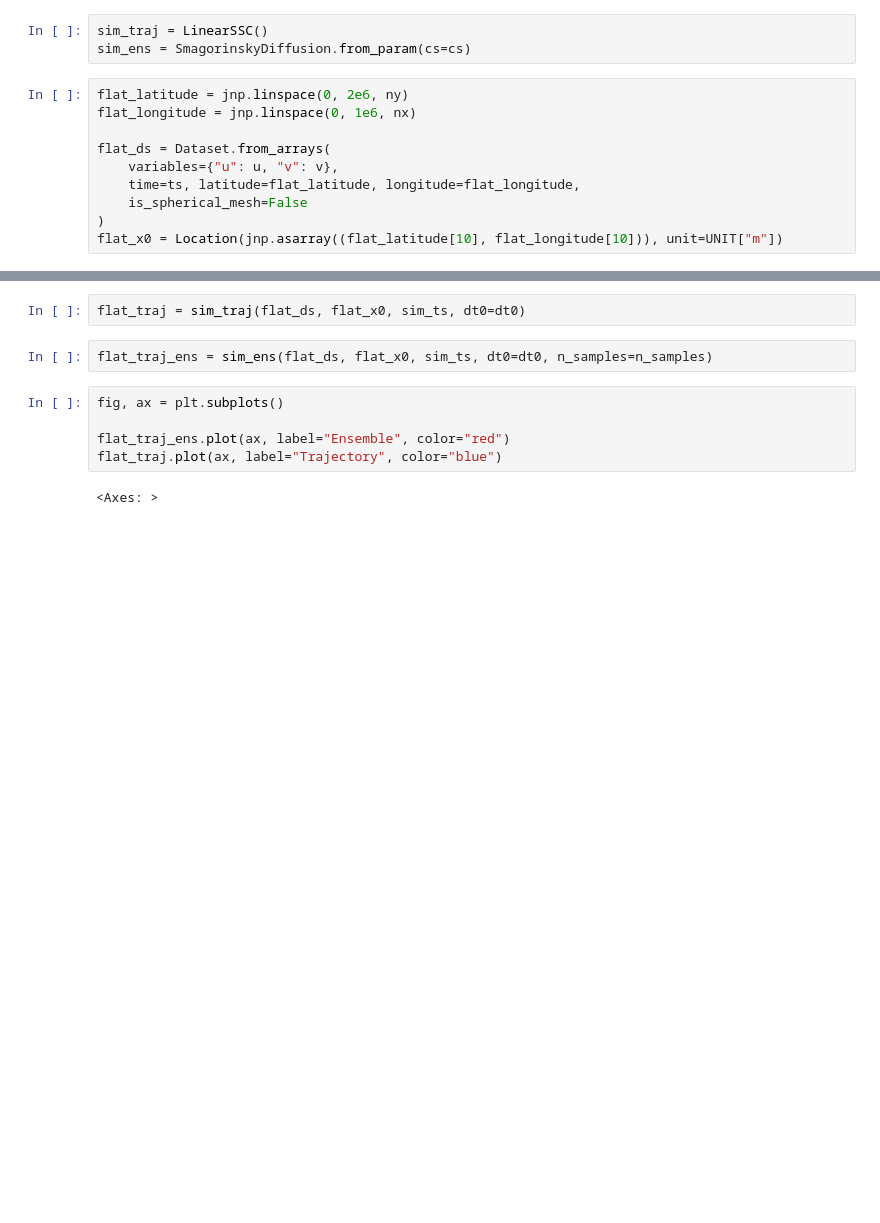
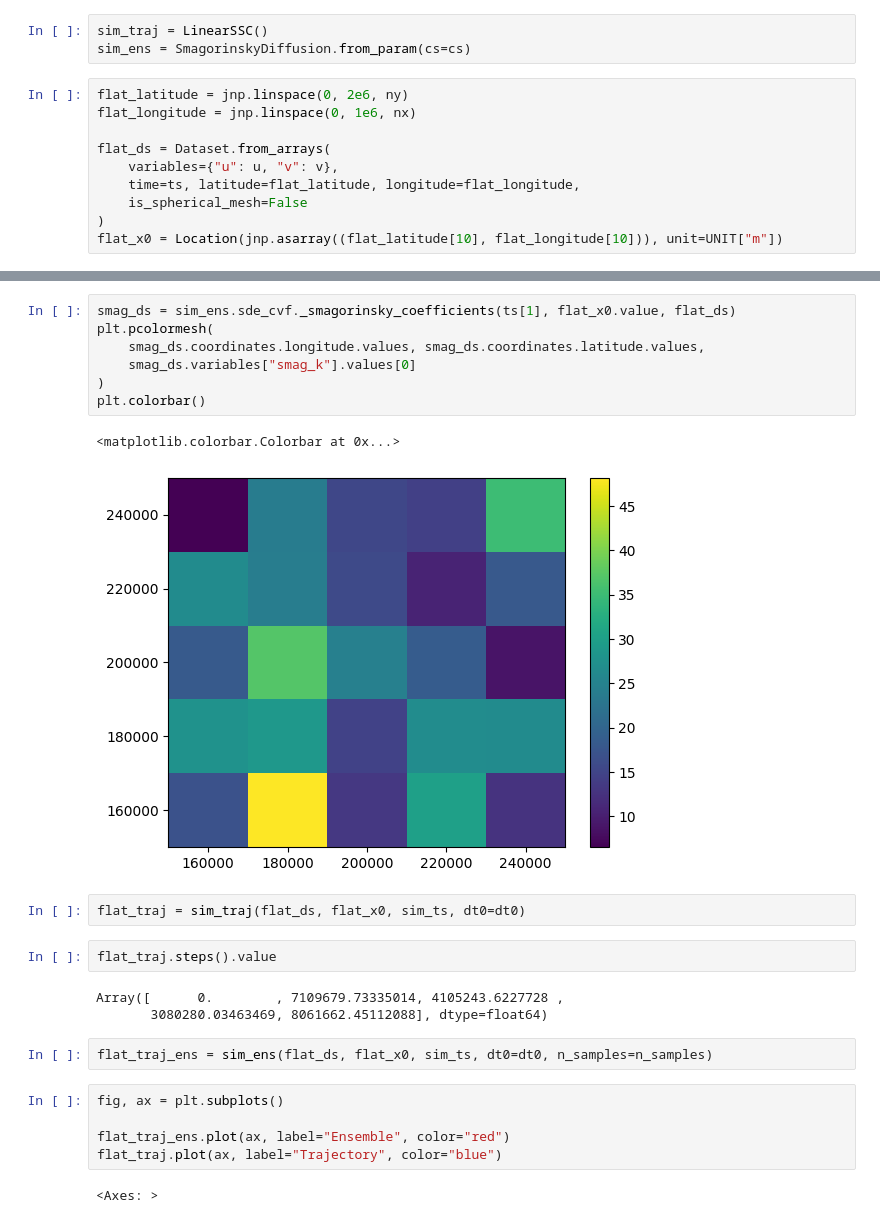
Before and after one commit to vadmbertr/pastax, a Jupyter notebook: meshes.ipynb, the cells around one changed output, grey strips where cells are left out. Drawn from its saved outputs; the diff is of its cells as text; blank space fills up the shorter version.

```diff
--- a/meshes.ipynb
+++ b/meshes.ipynb
@@ -42,5 +54,20 @@ flat_x0 = Location(jnp.asarray((flat_latitude[10], flat_longitude[10])), unit=UN
+# %%
+smag_ds = sim_ens.sde_cvf._smagorinsky_coefficients(ts[1], flat_x0.value, flat_ds)
+plt.pcolormesh(
+    smag_ds.coordinates.longitude.values, smag_ds.coordinates.latitude.values,
+    smag_ds.variables["smag_k"].values[0]
+)
+plt.colorbar()
+# %% [output]
+<matplotlib.colorbar.Colorbar at 0x...>
+[figure, added]
 # %%
 flat_traj = sim_traj(flat_ds, flat_x0, sim_ts, dt0=dt0)
+# %%
+flat_traj.steps().value
+# %% [output]
+Array([      0.        , 7109679.73335014, 4105243.6227728 ,
+       3080280.03463469, 8061662.45112088], dtype=float64)
 # %%
 flat_traj_ens = sim_ens(flat_ds, flat_x0, sim_ts, dt0=dt0, n_samples=n_samples)
 # %%
```
Also changed, not shown: parts of 16 cells of this notebook, 1 other file.
